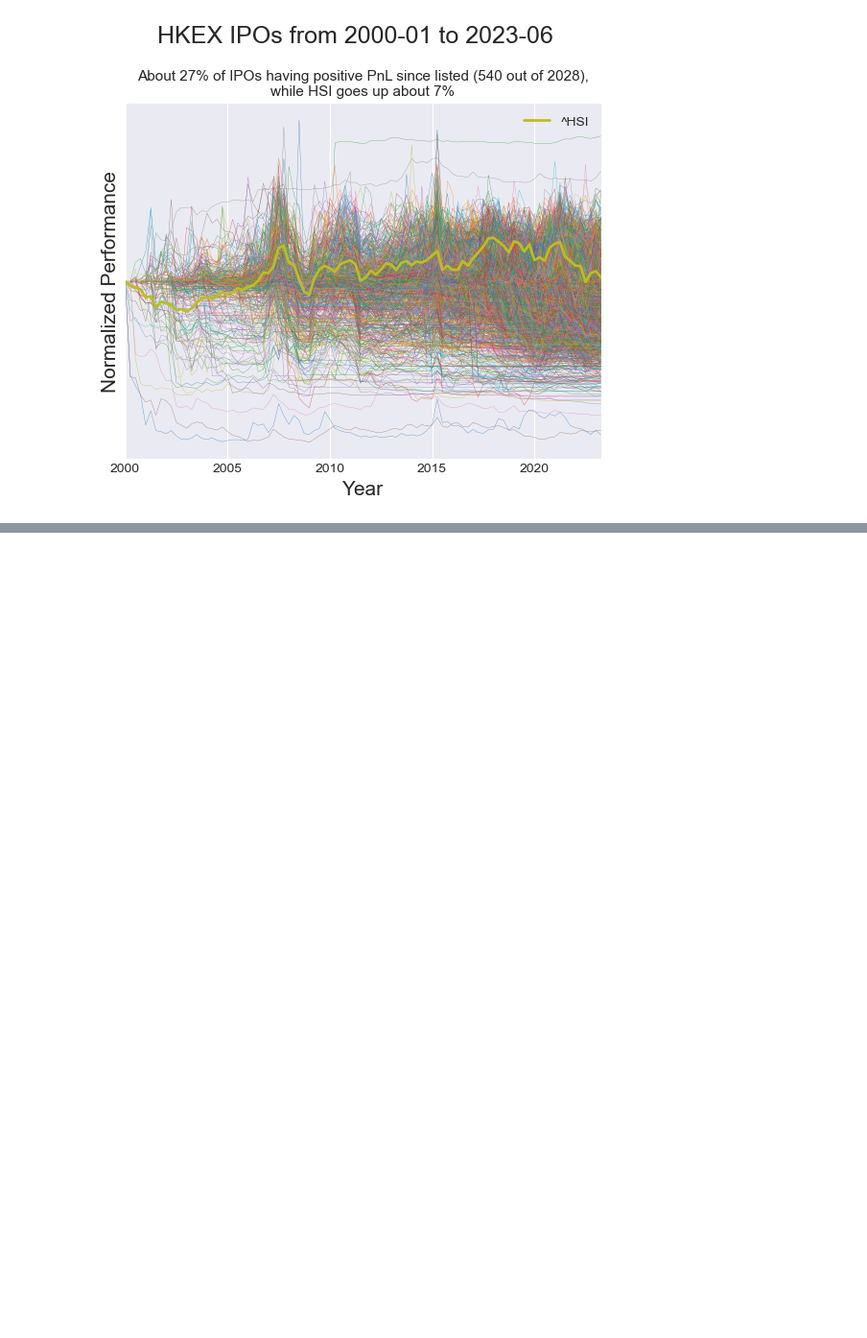
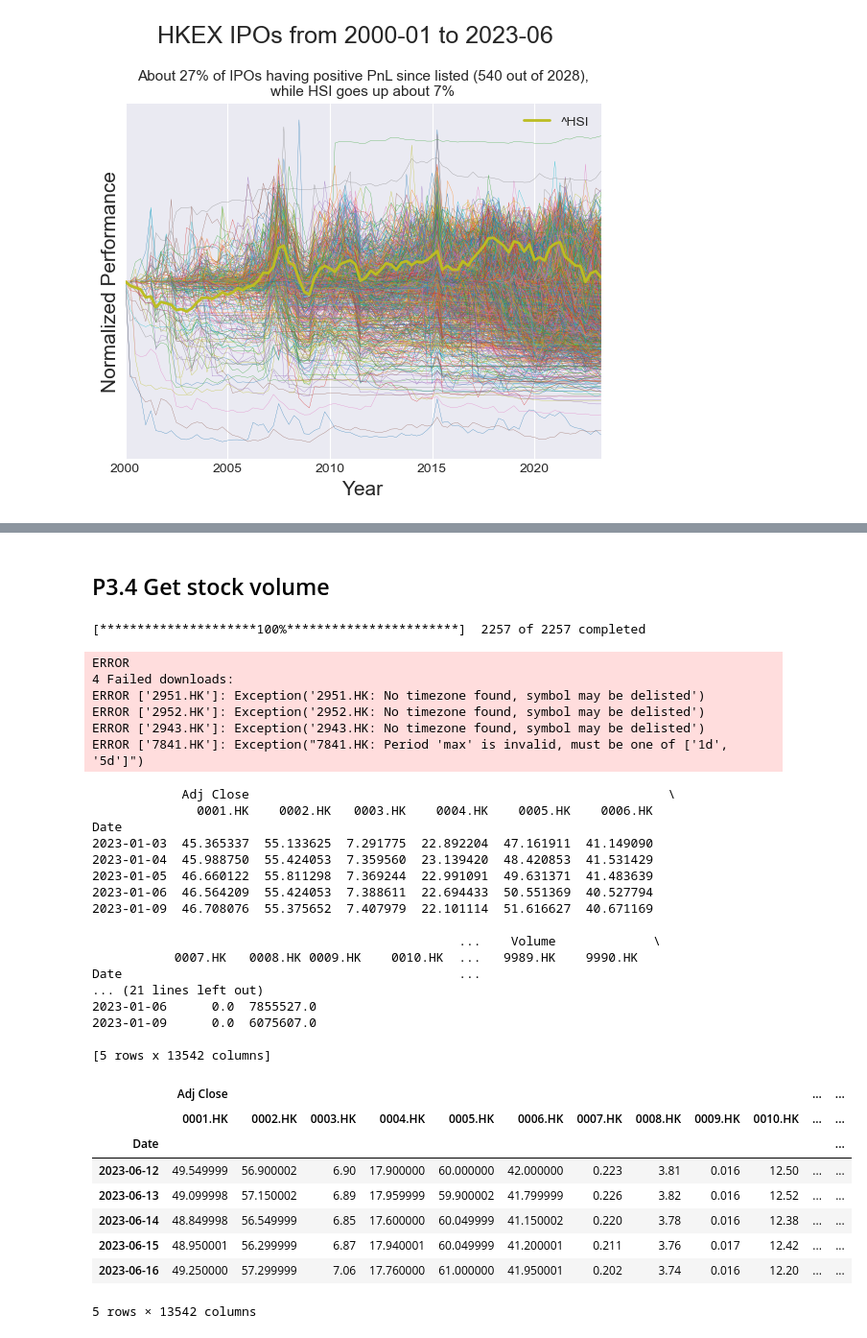
Before and after one commit to ckyma/exchatbook, a Jupyter notebook: getYahooData.ipynb, the cells around one changed output, grey strips where cells are left out. Shown at 96% size. Saved outputs shown, nothing was run; the diff lists cells and outputs as text; code cells hidden in the pictures; blank space fills up the shorter version.

```diff
--- a/getYahooData.ipynb
+++ b/getYahooData.ipynb
@@ -718,0 +950,46 @@ plt.savefig('page1.png', dpi=600)
+# %% [markdown]
+## P3.4 Get stock volume
+# %%
+# Download HKEX from 2023-01-01
+hkex_data = yf.download(hkex_list["yahoo_code"].tolist(), start="2023-01-01", end="2023-06-18")
+
+# Set the index to a datetime type
+hkex_data.index = pd.to_datetime(hkex_data.index)
+
+# Display the first five rows
+print(hkex_data.head())
+hkex_data.tail()
+# %% [output]
+[*********************100%***********************]  2257 of 2257 completed
+ERROR
+4 Failed downloads:
+ERROR ['2951.HK']: Exception('2951.HK: No timezone found, symbol may be delisted')
+ERROR ['2952.HK']: Exception('2952.HK: No timezone found, symbol may be delisted')
+ERROR ['2943.HK']: Exception('2943.HK: No timezone found, symbol may be delisted')
+ERROR ['7841.HK']: Exception("7841.HK: Period 'max' is invalid, must be one of ['1d', '5d']")
+            Adj Close                                                        \
+              0001.HK    0002.HK   0003.HK    0004.HK    0005.HK    0006.HK
+Date
+2023-01-03  45.365337  55.133625  7.291775  22.892204  47.161911  41.149090
+2023-01-04  45.988750  55.424053  7.359560  23.139420  48.420853  41.531429
+2023-01-05  46.660122  55.811298  7.369244  22.991091  49.631371  41.483639
+2023-01-06  46.564209  55.424053  7.388611  22.694433  50.551369  40.527794
+2023-01-09  46.708076  55.375652  7.407979  22.101114  51.616627  40.671169
+
+                                                 ...    Volume             \
+           0007.HK   0008.HK 0009.HK    0010.HK  ...   9989.HK    9990.HK
+Date                                             ...
+... (21 lines left out)
+2023-01-06      0.0  7855527.0
+2023-01-09      0.0  6075607.0
+
+[5 rows x 13542 columns]
+|  | Adj Close |  |  |  |  |  |  |  |  |  | ... | ... |
+|  | 0001.HK | 0002.HK | 0003.HK | 0004.HK | 0005.HK | 0006.HK | 0007.HK | 0008.HK | 0009.HK | 0010.HK | ... | ... |
+| Date |  |  |  |  |  |  |  |  |  |  |  | ... |
+| 2023-06-12 | 49.549999 | 56.900002 | 6.90 | 17.900000 | 60.000000 | 42.000000 | 0.223 | 3.81 | 0.016 | 12.50 | ... | ... |
+| 2023-06-13 | 49.099998 | 57.150002 | 6.89 | 17.959999 | 59.900002 | 41.799999 | 0.226 | 3.82 | 0.016 | 12.52 | ... | ... |
+| 2023-06-14 | 48.849998 | 56.549999 | 6.85 | 17.600000 | 60.049999 | 41.150002 | 0.220 | 3.78 | 0.016 | 12.38 | ... | ... |
+| 2023-06-15 | 48.950001 | 56.299999 | 6.87 | 17.940001 | 60.049999 | 41.200001 | 0.211 | 3.76 | 0.017 | 12.42 | ... | ... |
+| 2023-06-16 | 49.250000 | 57.299999 | 7.06 | 17.760000 | 61.000000 | 41.950001 | 0.202 | 3.74 | 0.016 | 12.20 | ... | ... |
+5 rows × 13542 columns
```
Also changed, not shown: parts of 26 cells of this notebook, 7 other files.
